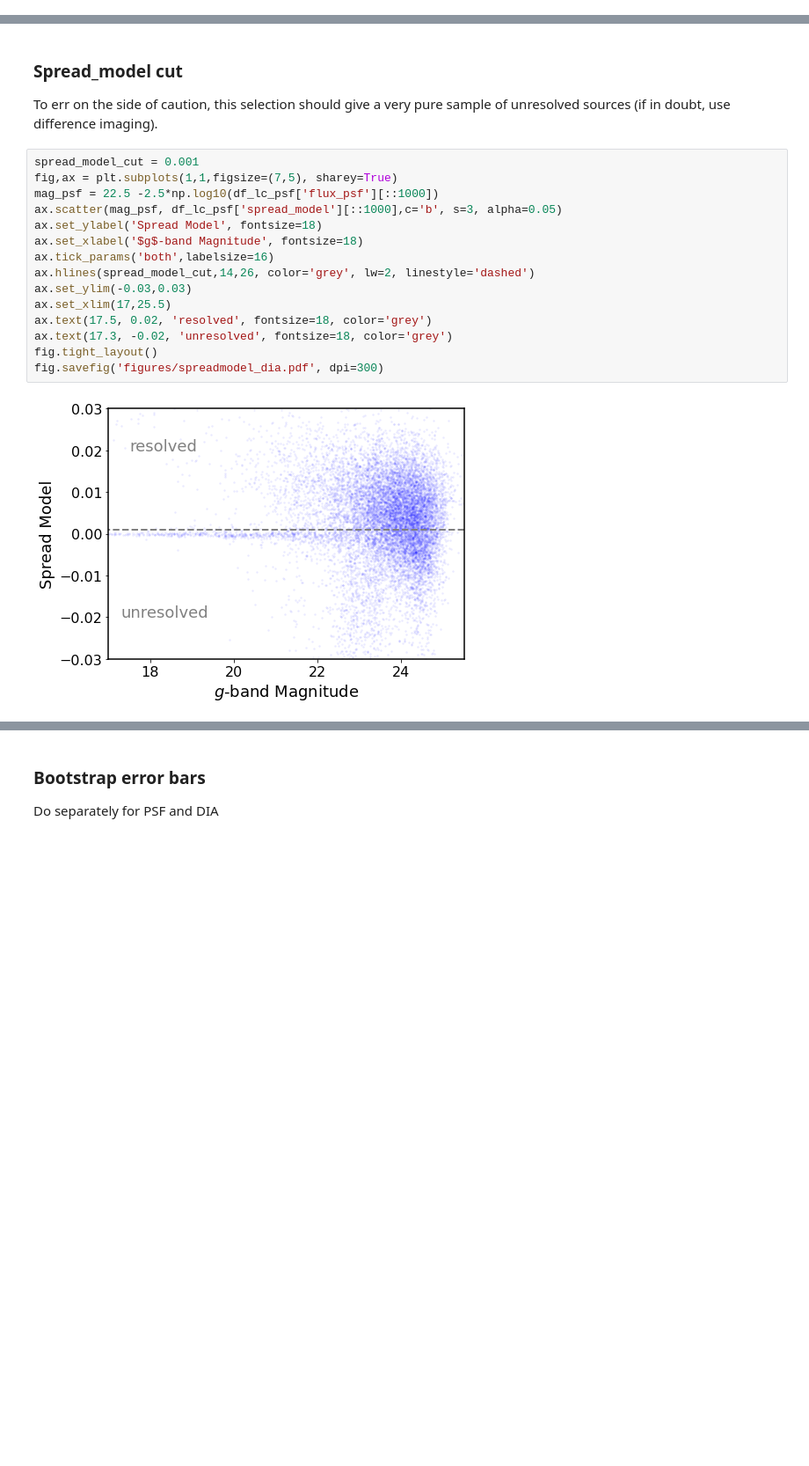
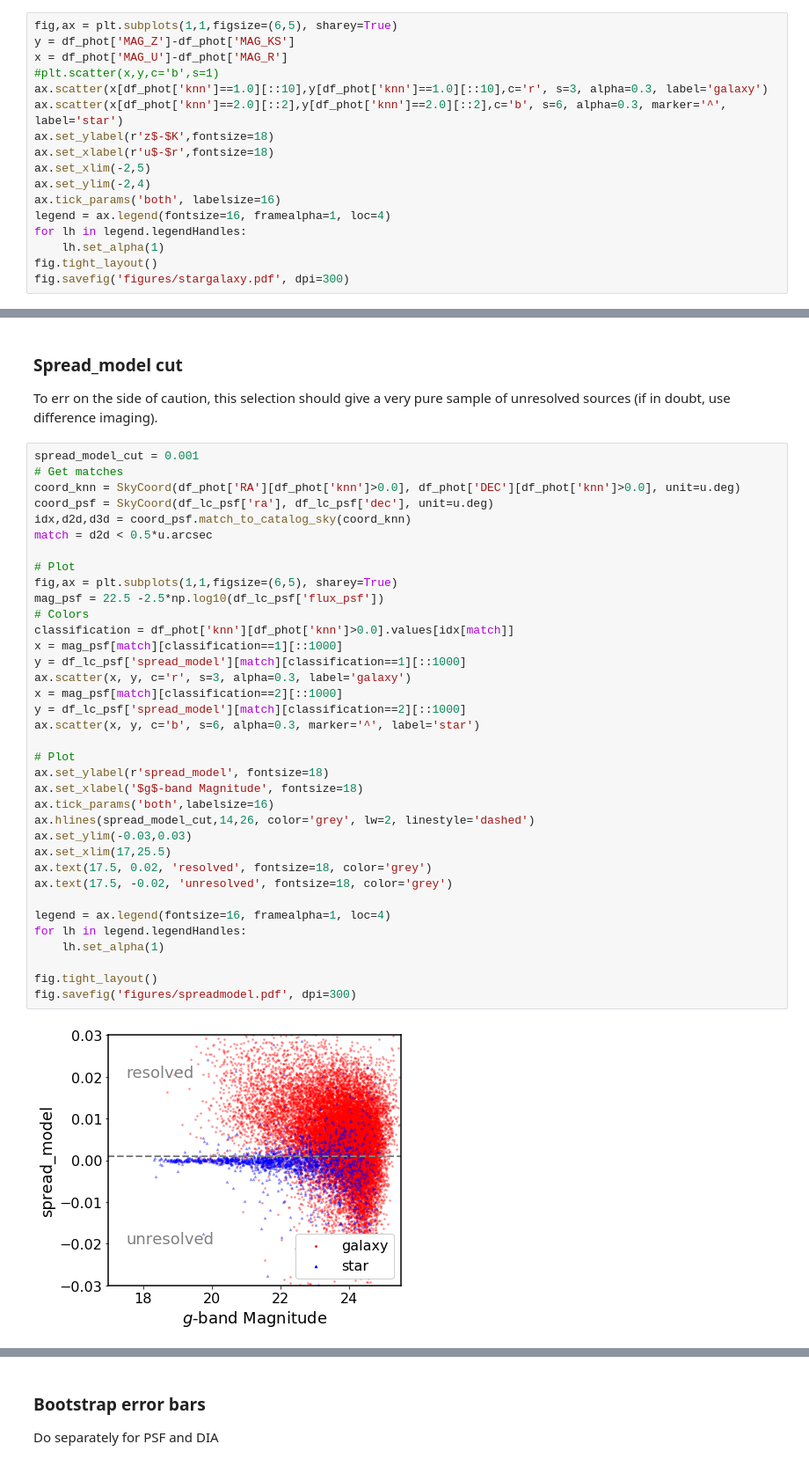
Before and after one commit to burke86/deep_field_dwarf_agn, a Jupyter notebook: selection.ipynb, the cells around one changed output, grey strips where cells are left out. Shown at 88% size. Saved outputs shown, nothing was run; the diff lists cells and outputs as text; blank space fills up the shorter version.

```diff
--- a/selection.ipynb
+++ b/selection.ipynb
@@ -101,0 +228,17 @@ Wait for Antonella's deep field stellar masses based on Will's catalog.
+# %%
+fig,ax = plt.subplots(1,1,figsize=(6,5), sharey=True)
+y = df_phot['MAG_Z']-df_phot['MAG_KS']
+x = df_phot['MAG_U']-df_phot['MAG_R']
+#plt.scatter(x,y,c='b',s=1)
+ax.scatter(x[df_phot['knn']==1.0][::10],y[df_phot['knn']==1.0][::10],c='r', s=3, alpha=0.3, label='galaxy')
+ax.scatter(x[df_phot['knn']==2.0][::2],y[df_phot['knn']==2.0][::2],c='b', s=6, alpha=0.3, marker='^', label='star')
+ax.set_ylabel(r'z$-$K',fontsize=18)
+ax.set_xlabel(r'u$-$r',fontsize=18)
+ax.set_xlim(-2,5)
+ax.set_ylim(-2,4)
+ax.tick_params('both', labelsize=16)
+legend = ax.legend(fontsize=16, framealpha=1, loc=4)
+for lh in legend.legendHandles:
+    lh.set_alpha(1)
+fig.tight_layout()
+fig.savefig('figures/stargalaxy.pdf', dpi=300)
@@ -105,18 +250,39 @@ Wait for Antonella's deep field stellar masses based on Will's catalog.
 To err on the side of caution, this selection should give a very pure sample of unresolved sources (if in doubt, use difference imaging).
 # %%
 spread_model_cut = 0.001
-fig,ax = plt.subplots(1,1,figsize=(7,5), sharey=True)
-mag_psf = 22.5 -2.5*np.log10(df_lc_psf['flux_psf'][::1000])
-ax.scatter(mag_psf, df_lc_psf['spread_model'][::1000],c='b', s=3, alpha=0.05)
-ax.set_ylabel('Spread Model', fontsize=18)
+# Get matches
+coord_knn = SkyCoord(df_phot['RA'][df_phot['knn']>0.0], df_phot['DEC'][df_phot['knn']>0.0], unit=u.deg)
+coord_psf = SkyCoord(df_lc_psf['ra'], df_lc_psf['dec'], unit=u.deg)
+idx,d2d,d3d = coord_psf.match_to_catalog_sky(coord_knn)
+match = d2d < 0.5*u.arcsec
+
+# Plot
+fig,ax = plt.subplots(1,1,figsize=(6,5), sharey=True)
+mag_psf = 22.5 -2.5*np.log10(df_lc_psf['flux_psf'])
+# Colors
+classification = df_phot['knn'][df_phot['knn']>0.0].values[idx[match]]
+x = mag_psf[match][classification==1][::1000]
+y = df_lc_psf['spread_model'][match][classification==1][::1000]
+ax.scatter(x, y, c='r', s=3, alpha=0.3, label='galaxy')
+x = mag_psf[match][classification==2][::1000]
+y = df_lc_psf['spread_model'][match][classification==2][::1000]
+ax.scatter(x, y, c='b', s=6, alpha=0.3, marker='^', label='star')
+
+# Plot
+ax.set_ylabel(r'spread_model', fontsize=18)
 ax.set_xlabel('$g$-band Magnitude', fontsize=18)
 ax.tick_params('both',labelsize=16)
 ax.hlines(spread_model_cut,14,26, color='grey', lw=2, linestyle='dashed')
 ax.set_ylim(-0.03,0.03)
 ax.set_xlim(17,25.5)
 ax.text(17.5, 0.02, 'resolved', fontsize=18, color='grey')
-ax.text(17.3, -0.02, 'unresolved', fontsize=18, color='grey')
+ax.text(17.5, -0.02, 'unresolved', fontsize=18, color='grey')
+
+legend = ax.legend(fontsize=16, framealpha=1, loc=4)
+for lh in legend.legendHandles:
+    lh.set_alpha(1)
+
 fig.tight_layout()
-fig.savefig('figures/spreadmodel_dia.pdf', dpi=300)
+fig.savefig('figures/spreadmodel.pdf', dpi=300)
 # %% [output]
-[figure, old version]
+[figure, new version]
```
Also changed, not shown: parts of 87 cells of this notebook.
